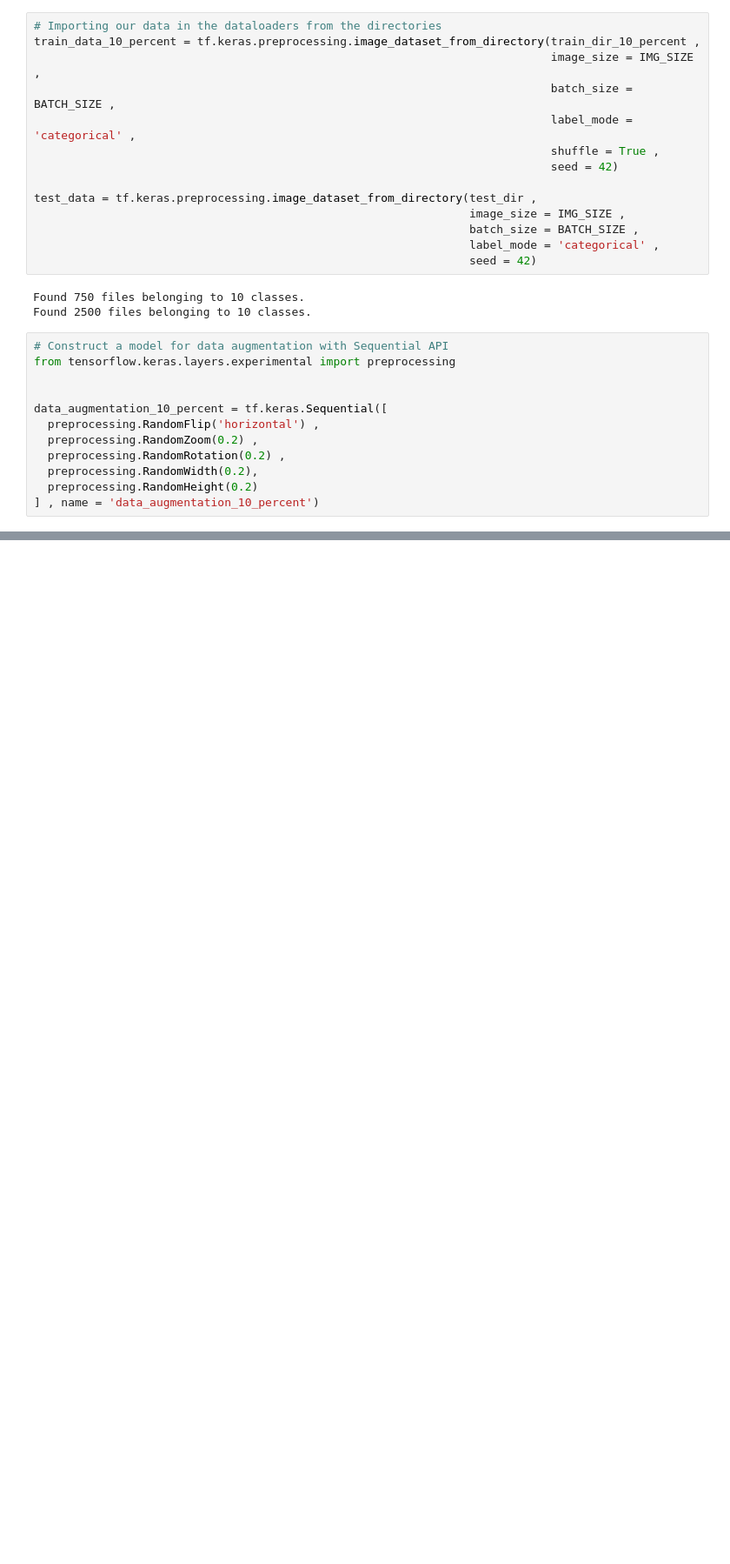
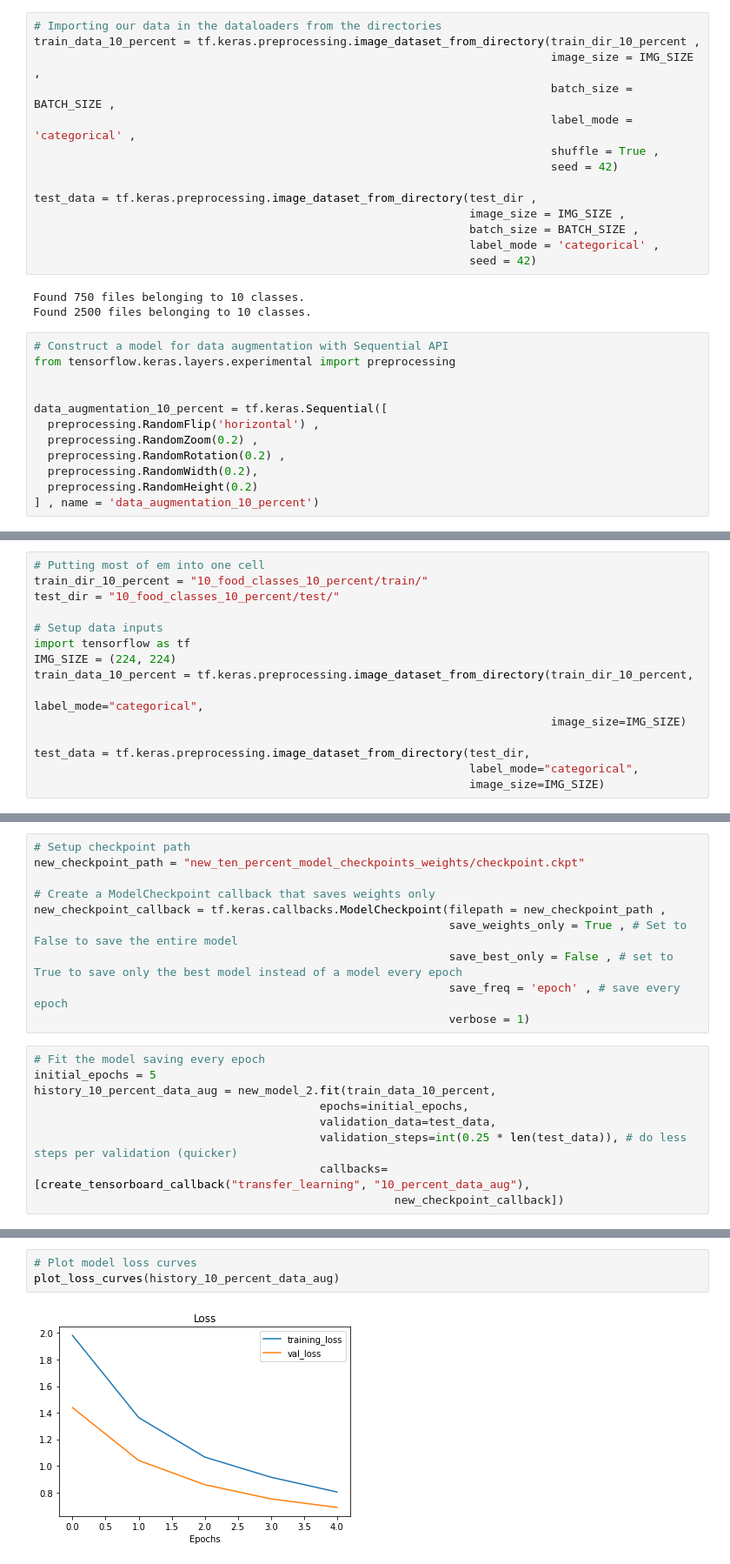
Before and after one commit to ashikshafi08/Learning_Tensorflow, a Jupyter notebook: Notebooks/05_Transfer_Learning_with_TensorFlow_Part_2_Fine_tuning.ipynb, the cells around one changed output, grey strips where cells are left out. Shown at 87% size. Saved outputs shown, nothing was run; the diff lists cells and outputs as text; blank space fills up the shorter version.

```diff
--- a/Notebooks/05_Transfer_Learning_with_TensorFlow_Part_2_Fine_tuning.ipynb
+++ b/Notebooks/05_Transfer_Learning_with_TensorFlow_Part_2_Fine_tuning.ipynb
@@ -737,0 +1121,15 @@ model_1 = keras.Model(inputs , outputs)
+# %%
+# Putting most of em into one cell
+train_dir_10_percent = "10_food_classes_10_percent/train/"
+test_dir = "10_food_classes_10_percent/test/"
+
+# Setup data inputs
+import tensorflow as tf
+IMG_SIZE = (224, 224)
+train_data_10_percent = tf.keras.preprocessing.image_dataset_from_directory(train_dir_10_percent,
+                                                                            label_mode="categorical",
+                                                                            image_size=IMG_SIZE)
+
+test_data = tf.keras.preprocessing.image_dataset_from_directory(test_dir,
+                                                                label_mode="categorical",
+                                                                image_size=IMG_SIZE)
@@ -737,0 +1176,19 @@ model_1 = keras.Model(inputs , outputs)
+# %%
+# Setup checkpoint path
+new_checkpoint_path = "new_ten_percent_model_checkpoints_weights/checkpoint.ckpt"
+
+# Create a ModelCheckpoint callback that saves weights only
+new_checkpoint_callback = tf.keras.callbacks.ModelCheckpoint(filepath = new_checkpoint_path ,
+                                                             save_weights_only = True , # Set to False to save the entire model
+                                                             save_best_only = False , # set to True to save only the best model instead of a model every epoch
+                                                             save_freq = 'epoch' , # save every epoch
+                                                             verbose = 1)
+# %%
+# Fit the model saving every epoch
+initial_epochs = 5
+history_10_percent_data_aug = new_model_2.fit(train_data_10_percent,
+                                          epochs=initial_epochs,
+                                          validation_data=test_data,
+                                          validation_steps=int(0.25 * len(test_data)), # do less steps per validation (quicker)
+                                          callbacks=[create_tensorboard_callback("transfer_learning", "10_percent_data_aug"),
+                                                     new_checkpoint_callback])
@@ -737,0 +1220,5 @@ model_1 = keras.Model(inputs , outputs)
+# %%
+# Plot model loss curves
+plot_loss_curves(history_10_percent_data_aug)
+# %% [output]
+[figure, added]
```
Also changed, not shown: parts of 82 cells of this notebook.
